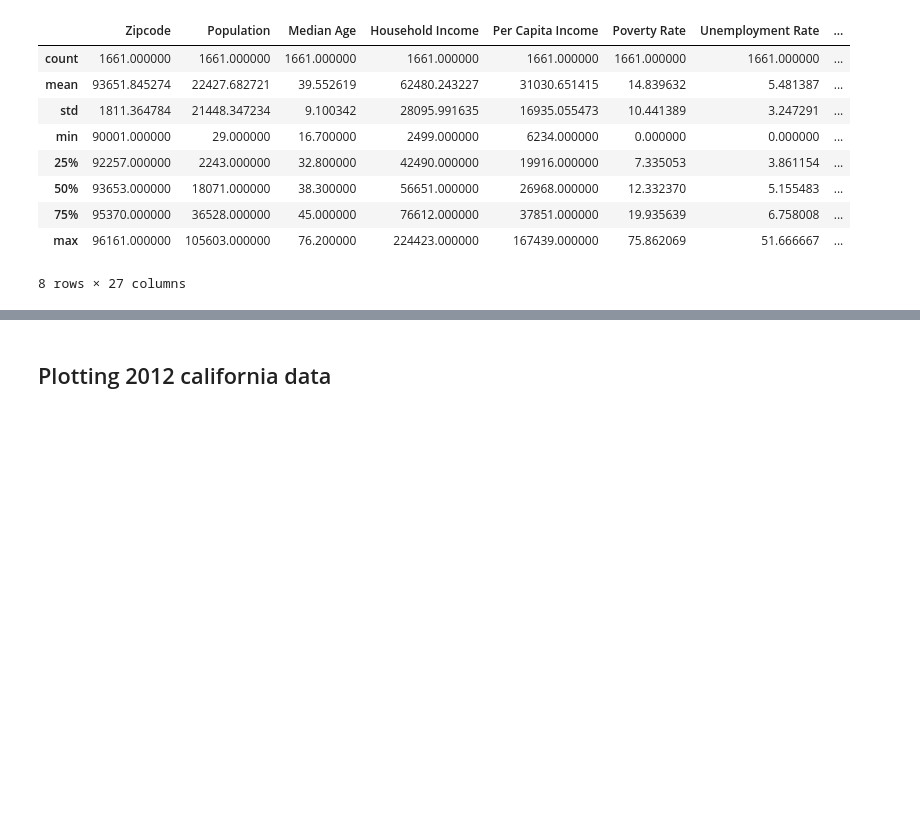
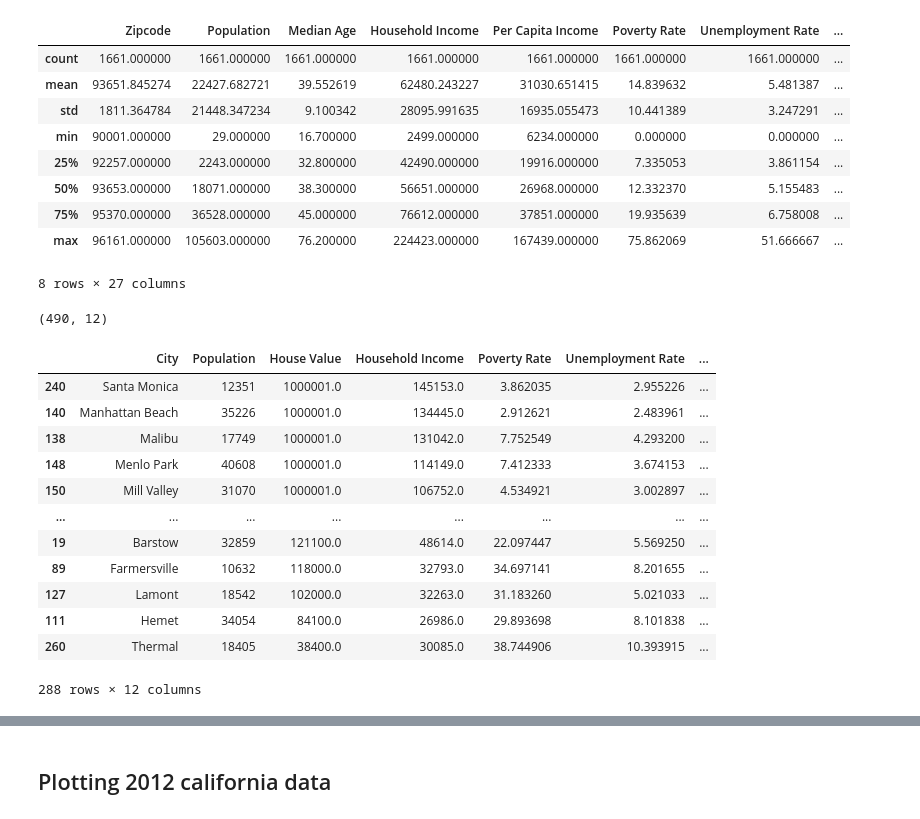
Before and after one commit to pandeysudip/housing-price, a Jupyter notebook: data_cleaning.ipynb, the cells around one changed output, grey strips where cells are left out. Cells and saved outputs as stored; diff of their text form; code cells hidden in the pictures; blank space fills up the shorter version.

```diff
--- a/data_cleaning.ipynb
+++ b/data_cleaning.ipynb
@@ -249,3 +186,19 @@ ca_2012.describe()
 | 75% | 95370.000000 | 36528.000000 | 45.000000 | 76612.000000 | 37851.000000 | 19.935639 | 6.758008 | ... |
 | max | 96161.000000 | 105603.000000 | 76.200000 | 224423.000000 | 167439.000000 | 75.862069 | 51.666667 | ... |
 8 rows × 27 columns
+# %%
+#selecting only important columns
+ca_12=ca_2012[['City','Population', 'House Value','Household Income',
+       'Poverty Rate', 'Unemployment Rate','Monthly Owner Cost', 'Monthly Rent',
+       'Public Transport Rate', 'Commute Time Public', 'Commute Time Car',
+       'Uneducated Rate' ]]
+# %%
+#only selecting rows with +ve owner cost and rent
+ca_12=(ca_12[(ca_12['Monthly Owner Cost']>0)&
+             (ca_12['Monthly Rent']>0)&
+            (ca_12['Commute Time Public']>0)&
+            (ca_12['Commute Time Car']>0)])
+# %%
+ca_12.shape
+# %% [output]
+(490, 12)
@@ -251,0 +216,38 @@ ca_2012.describe()
+# %%
+#using groupby method to groupby the data accordint to city
+ca_12_city=ca_12.groupby('City').agg({'Population':'sum',
+                              'House Value':'mean',
+                               'Household Income':'mean',
+                               'Poverty Rate':'mean',
+                               'Unemployment Rate':'mean',
+                               'Monthly Owner Cost':'mean',
+                               'Monthly Rent':'mean',
+                               'Public Transport Rate':'mean',
+                               'Commute Time Public':'mean',
+                               'Commute Time Car':'mean',
+                               'Uneducated Rate':'mean'}).reset_index()
+# %%
+#sorting data according to the population
+ca_12_city=ca_12_city.sort_values(by=['House Value',
+                                'Monthly Owner Cost','Household Income',
+                                'Poverty Rate','Unemployment Rate',
+                                'Public Transport Rate','Commute Time Public',
+                                'Commute Time Car','Monthly Rent',
+                                'Uneducated Rate' ], ascending=False)
+# %%
+#printing the new sorted datasets
+ca_12_city.head()
+# %% [output]
+|  | City | Population | House Value | Household Income | Poverty Rate | Unemployment Rate | ... |
+| 240 | Santa Monica | 12351 | 1000001.0 | 145153.0 | 3.862035 | 2.955226 | ... |
+| 140 | Manhattan Beach | 35226 | 1000001.0 | 134445.0 | 2.912621 | 2.483961 | ... |
+| 138 | Malibu | 17749 | 1000001.0 | 131042.0 | 7.752549 | 4.293200 | ... |
+| 148 | Menlo Park | 40608 | 1000001.0 | 114149.0 | 7.412333 | 3.674153 | ... |
+| 150 | Mill Valley | 31070 | 1000001.0 | 106752.0 | 4.534921 | 3.002897 | ... |
+| ... | ... | ... | ... | ... | ... | ... | ... |
+| 19 | Barstow | 32859 | 121100.0 | 48614.0 | 22.097447 | 5.569250 | ... |
+| 89 | Farmersville | 10632 | 118000.0 | 32793.0 | 34.697141 | 8.201655 | ... |
+| 127 | Lamont | 18542 | 102000.0 | 32263.0 | 31.183260 | 5.021033 | ... |
+| 111 | Hemet | 34054 | 84100.0 | 26986.0 | 29.893698 | 8.101838 | ... |
+| 260 | Thermal | 18405 | 38400.0 | 30085.0 | 38.744906 | 10.393915 | ... |
+288 rows × 12 columns
```
Also changed, not shown: parts of 74 cells of this notebook.
